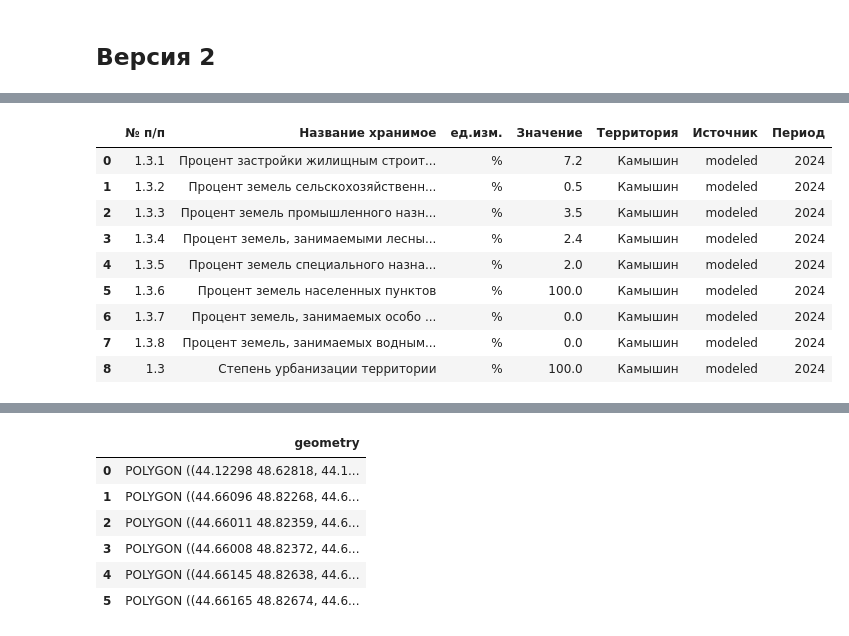
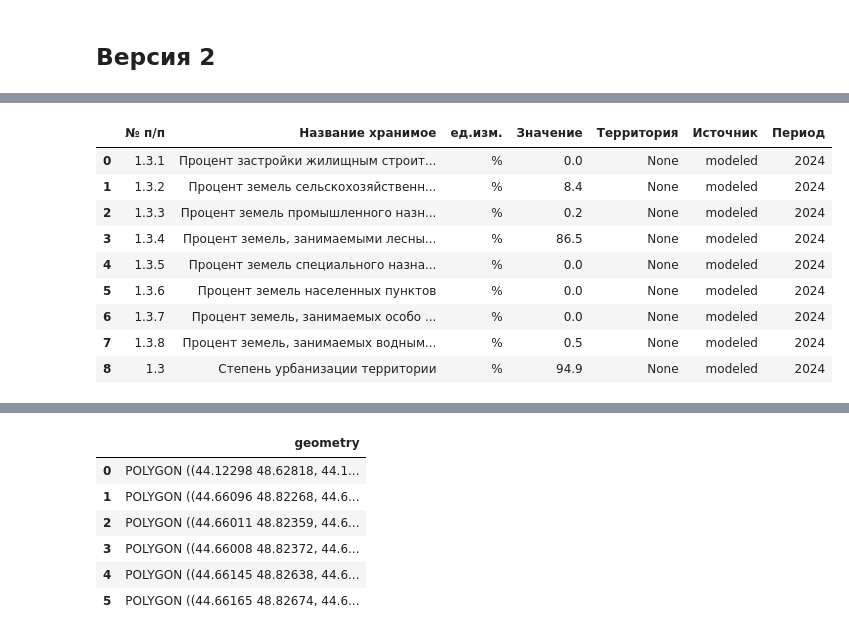
Before and after one commit to Mvin8/PopFrame, a Jupyter notebook: test_urban copy.ipynb, the cells around one changed output, grey strips where cells are left out. Drawn from its saved outputs; the diff is of its cells as text; code cells hidden in the pictures.

```diff
--- a/test_urban copy.ipynb
+++ b/test_urban copy.ipynb
@@ -523,19 +527,18 @@ def get_landuse_data(polygon):
         '1.3.1 Процент застройки жилищным строительством': ['residential', 'apartments', 'detached', 'construction'],
         '1.3.2 Процент земель сельскохозяйственного назначения': ['farmland', 'farmyard', 'orchard', 'vineyard', 'greenhouse_horticulture', 'meadow', 'plant_nursery', 'aquaculture', 'animal_keeping', 'breeding'],
         '1.3.3 Процент земель промышленного назначения': ['industrial', 'quarry', 'landfill'],
-        '1.3.4 Процент земель, занимаемыми лесными массивами': ['forest'],
+        '1.3.4 Процент земель, занимаемыми лесными массивами': ['forest', 'wood'],
         '1.3.5 Процент земель специального назначения': ['military', 'railway', 'cemetery', 'landfill', 'brownfield'],
         '1.3.6 Процент земель населенных пунктов': ['place_city', 'place_town'],
         '1.3.7 Процент земель, занимаемых особо охраняемыми природными территориями': ['national_park', 'protected_area', 'nature_reserve', 'conservation'],
         '1.3.8 Процент земель, занимаемых водным фондом': ['basin', 'reservoir', 'water', 'salt_pond']
     }
 
-    # Собираем все уникальные теги
     unique_tags = set(tag for tags in landuse_tags.values() for tag in tags)
     tag_filters = [{'landuse': tag} for tag in unique_tags if not tag.startswith('place_')] + \
-                  [{'place': 'city'}, {'place': 'town'}]
+                  [{'place': 'city'}, {'place': 'town'}] + \
+                  [{'natural': 'water'}, {'natural': 'wood'}]
 
-    # Параллельная загрузка данных по уникальным тегам
     unique_gdfs = {}
     with ThreadPoolExecutor() as executor:
         future_to_tag_filter = {executor.submit(fetch_osm_data, polygon, tag_filter): tag_filter for tag_filter in tag_filters}
@@ -546,12 +549,11 @@ def get_landuse_data(polygon):
                 if not gdf.empty:
                     gdf = gdf.set_geometry('geometry')
                     if gdf.crs is None:
-                        gdf.set_crs(epsg=4326, inplace=True)  # Установить исходный CRS как WGS84 (EPSG:4326)
+                        gdf.set_crs(epsg=4326, inplace=True)
                     unique_gdfs[frozenset(tag_filter.items())] = gdf
             except Exception as e:
                 print(f"Error fetching data for tag filter {tag_filter}: {e}")
 
-    # Распределение данных по категориям
     landuse_gdfs = {}
     for category, tags in landuse_tags.items():
         category_geoms = []
@@ -566,7 +568,9 @@ def get_landuse_data(polygon):
                 category_geoms.extend(gdf.geometry)
 
         if category_geoms:
-            category_union = unary_union(category_geoms)
+            valid_geoms = [geom for geom in category_geoms if geom.is_valid]
+            valid_geoms = [geom.buffer(0) for geom in valid_geoms]  # Исправление геометрии буфером с нулевым значением
+            category_union = unary_union(valid_geoms)
             category_intersect = category_union.intersection(polygon)
             if isinstance(category_intersect, (Polygon, MultiPolygon)):
                 category_gdf = gpd.GeoDataFrame(geometry=[category_intersect], crs='EPSG:4326')
@@ -596,8 +600,6 @@ def calculate_urbanization(region_gdf, landuse_gdfs_list):
     region_area_km2 = region_gdf_utm.geometry.area.sum() / 1e6
 
     total_landuse_areas_km2 = {key: 0 for key in landuse_gdfs_list[0].keys()}
-
-    # Объединение всех полигонов для расчета степени урбанизации
     all_landuse_geoms = []
 
     for landuse_gdfs in landuse_gdfs_list:
@@ -626,15 +628,15 @@ def calculate_urbanization(region_gdf, landuse_gdfs_list):
                         landuse_area_km2 = gdf_utm_intersect.geometry.area.sum() / 1e6
                         total_landuse_areas_km2[key] += landuse_area_km2
 
-    # Обработка GeometryCollection
-    all_landuse_union = unary_union(all_landuse_geoms)
+    valid_geoms = [geom for geom in all_landuse_geoms if geom.is_valid]
+    valid_geoms = [geom.buffer(0) for geom in valid_geoms]  # Исправление геометрии буфером с нулевым значением
+    all_landuse_union = unary_union(valid_geoms)
     if isinstance(all_landuse_union, GeometryCollection):
         all_landuse_union = [geom for geom in all_landuse_union.geoms if isinstance(geom, (Polygon, MultiPolygon))]
     else:
         all_landuse_union = [all_landuse_union]
 
     all_landuse_union_gdf = gpd.GeoDataFrame(geometry=all_landuse_union, crs=region_gdf_utm.crs)
-
     all_landuse_union_intersect = gpd.overlay(all_landuse_union_gdf, region_gdf_utm, how='intersection')
     total_urbanization_area_km2 = all_landuse_union_intersect.geometry.area.sum() / 1e6
 
@@ -651,15 +653,17 @@ def process_districts(districts_gdf):
         urbanization_data = calculate_urbanization(district_gdf, [landuse_data])
 
         for key, value in urbanization_data.items():
-            results.append({
-                '№ п/п': key.split(' ')[0],
-                'Название хранимое': ' '.join(key.split(' ')[1:]) if ' ' in key else key,  # Удаление первой части и оставление только текста
+            results.append({'№ п/п': key.split(' ')[0],
+                'Название хранимое': ' '.join(key.split(' ')[1:]) if ' ' in key else key,
                 'ед.изм.': '%',
                 'Значение': value,
-                'Территория': district['name'],  # Assuming there's a 'name' column for district names
+                'Территория': district['name'],  # Предполагается, что есть колонка 'name' для названий районов
                 'Источник': 'modeled',
                 'Период': 2024
             })
 
     results_gdf = pd.DataFrame(results)
     return gpd.GeoDataFrame(results_gdf)
+# %%
+districts_gdf = gpd.read_file('C:\Code\PopFrame\data_9\moskva\districts.geojson')
+districts_gdf
@@ -666,6 +684,6 @@ def process_districts(districts_gdf):
 # %%
-districts_gdf = gpd.read_file('C:\Code\PopFrame\9 регионов\Волгоградская область\Каркас населения\district.geojson')
-districts_gdf = districts_gdf.loc[[34]].reset_index(drop=True)
+# districts_gdf = gpd.read_file('C:\Code\PopFrame\examples\data\territories\lodey.geojson')
+# districts_gdf = districts_gdf.loc[[34]].reset_index(drop=True)
 result_gdf = process_districts(districts_gdf)
 result_gdf
 # %% [output]
@@ -689,10 +707,10 @@ Number of geometries fetched for 1.3.8 Процент земель, занима
 |  | № п/п | Название хранимое | ед.изм. | Значение | Территория | Источник | Период |
-| 0 | 1.3.1 | Процент застройки жилищным строит... | % | 7.2 | Камышин | modeled | 2024 |
-| 1 | 1.3.2 | Процент земель сельскохозяйственн... | % | 0.5 | Камышин | modeled | 2024 |
-| 2 | 1.3.3 | Процент земель промышленного назн... | % | 3.5 | Камышин | modeled | 2024 |
-| 3 | 1.3.4 | Процент земель, занимаемыми лесны... | % | 2.4 | Камышин | modeled | 2024 |
-| 4 | 1.3.5 | Процент земель специального назна... | % | 2.0 | Камышин | modeled | 2024 |
-| 5 | 1.3.6 | Процент земель населенных пунктов | % | 100.0 | Камышин | modeled | 2024 |
-| 6 | 1.3.7 | Процент земель, занимаемых особо ... | % | 0.0 | Камышин | modeled | 2024 |
-| 7 | 1.3.8 | Процент земель, занимаемых водным... | % | 0.0 | Камышин | modeled | 2024 |
-| 8 | 1.3 | Степень урбанизации территории | % | 100.0 | Камышин | modeled | 2024 |
+| 0 | 1.3.1 | Процент застройки жилищным строит... | % | 0.0 | None | modeled | 2024 |
+| 1 | 1.3.2 | Процент земель сельскохозяйственн... | % | 8.4 | None | modeled | 2024 |
+| 2 | 1.3.3 | Процент земель промышленного назн... | % | 0.2 | None | modeled | 2024 |
+| 3 | 1.3.4 | Процент земель, занимаемыми лесны... | % | 86.5 | None | modeled | 2024 |
+| 4 | 1.3.5 | Процент земель специального назна... | % | 0.0 | None | modeled | 2024 |
+| 5 | 1.3.6 | Процент земель населенных пунктов | % | 0.0 | None | modeled | 2024 |
+| 6 | 1.3.7 | Процент земель, занимаемых особо ... | % | 0.0 | None | modeled | 2024 |
+| 7 | 1.3.8 | Процент земель, занимаемых водным... | % | 0.5 | None | modeled | 2024 |
+| 8 | 1.3 | Степень урбанизации территории | % | 94.9 | None | modeled | 2024 |
```
Also changed, not shown: parts of 12 cells of this notebook.
